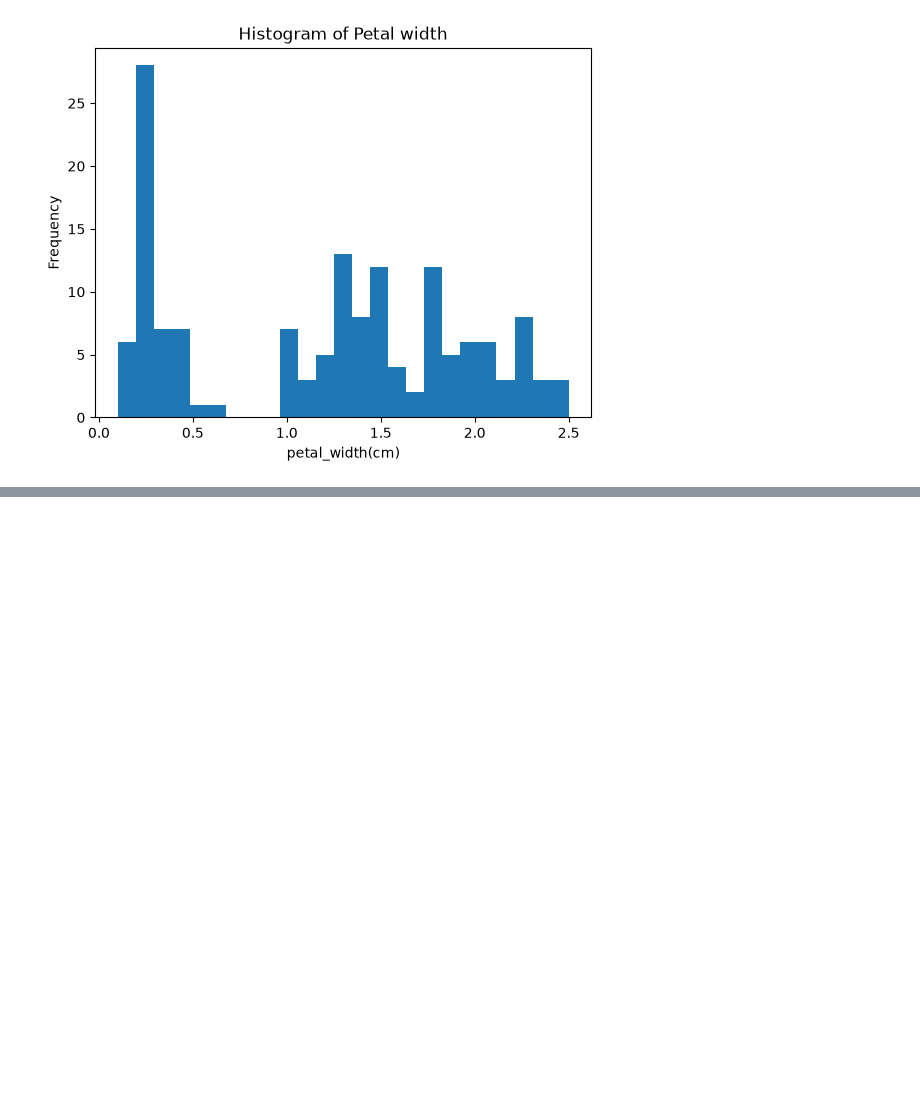
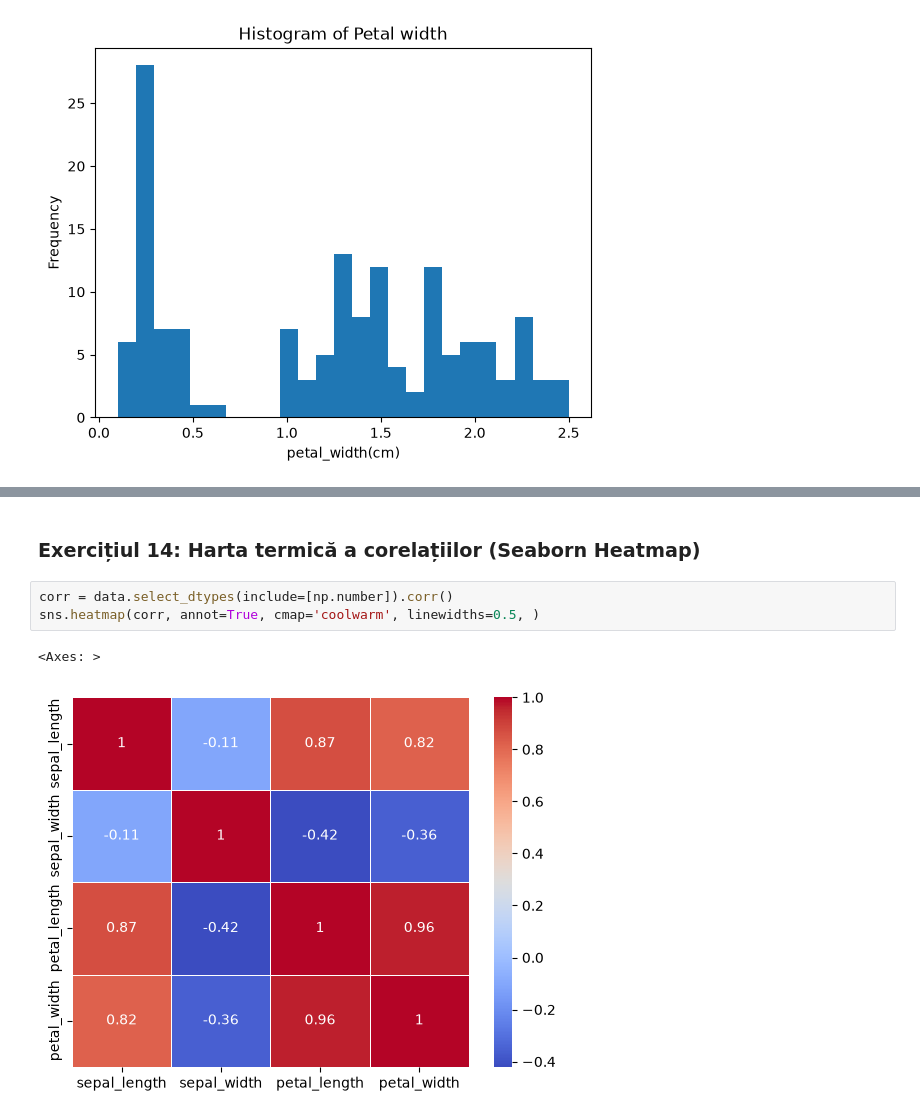
Before and after one commit to florin-t04/lab-1-machine-learning, a Jupyter notebook: 01_Trandafir.ipynb, the cells around one changed output, grey strips where cells are left out. Cells and saved outputs as stored; diff of their text form; blank space fills up the shorter version.

```diff
--- a/01_Trandafir.ipynb
+++ b/01_Trandafir.ipynb
@@ -191,0 +200,8 @@ ax.set(xlabel='petal_width(cm)', ylabel='Frequency', title='Histogram of Petal w
+# %% [markdown]
+### Exercițiul 14: Harta termică a corelațiilor (Seaborn Heatmap)
+# %%
+corr = data.select_dtypes(include=[np.number]).corr()
+sns.heatmap(corr, annot=True, cmap='coolwarm', linewidths=0.5, )
+# %% [output]
+<Axes: >
+[figure, added]
```
Also changed, not shown: parts of 6 cells of this notebook.
